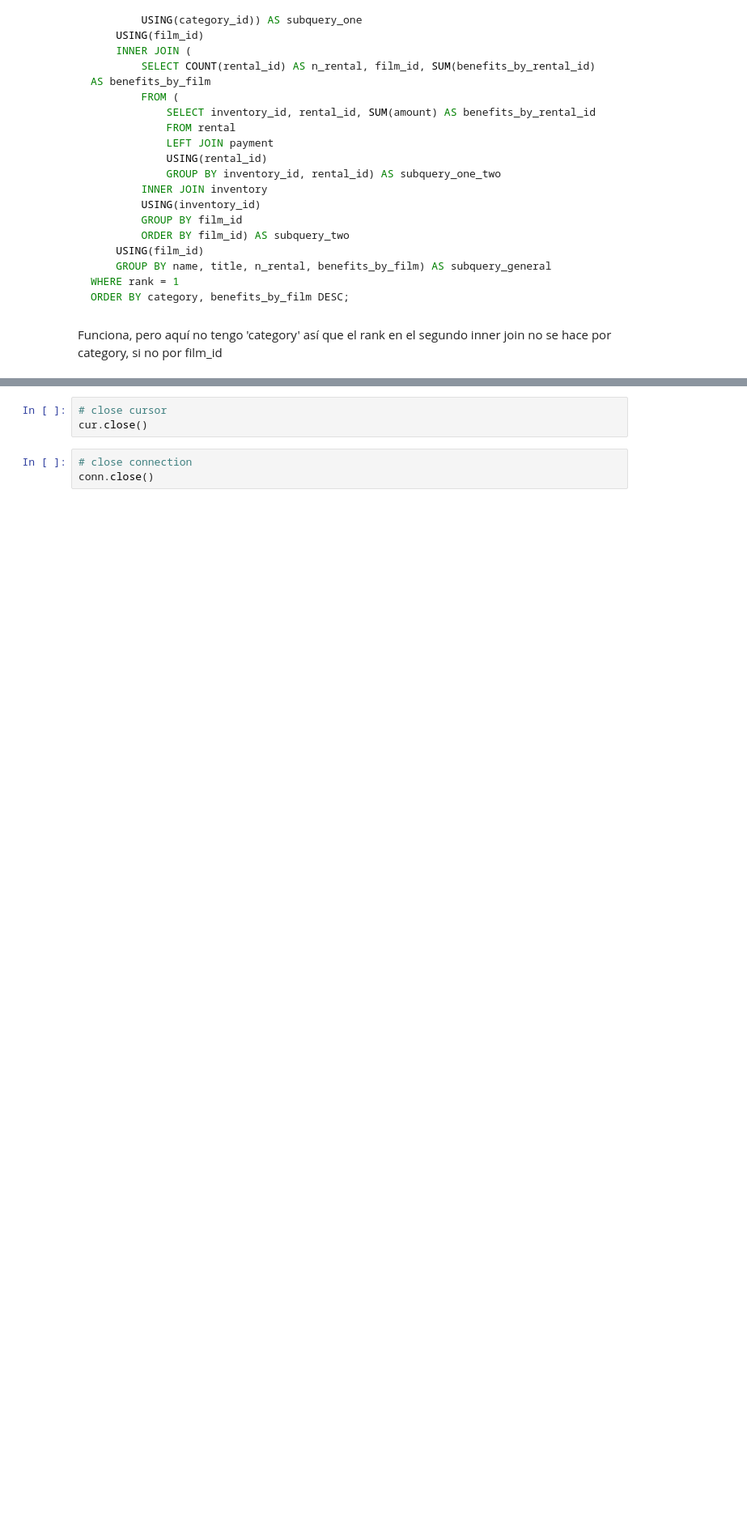
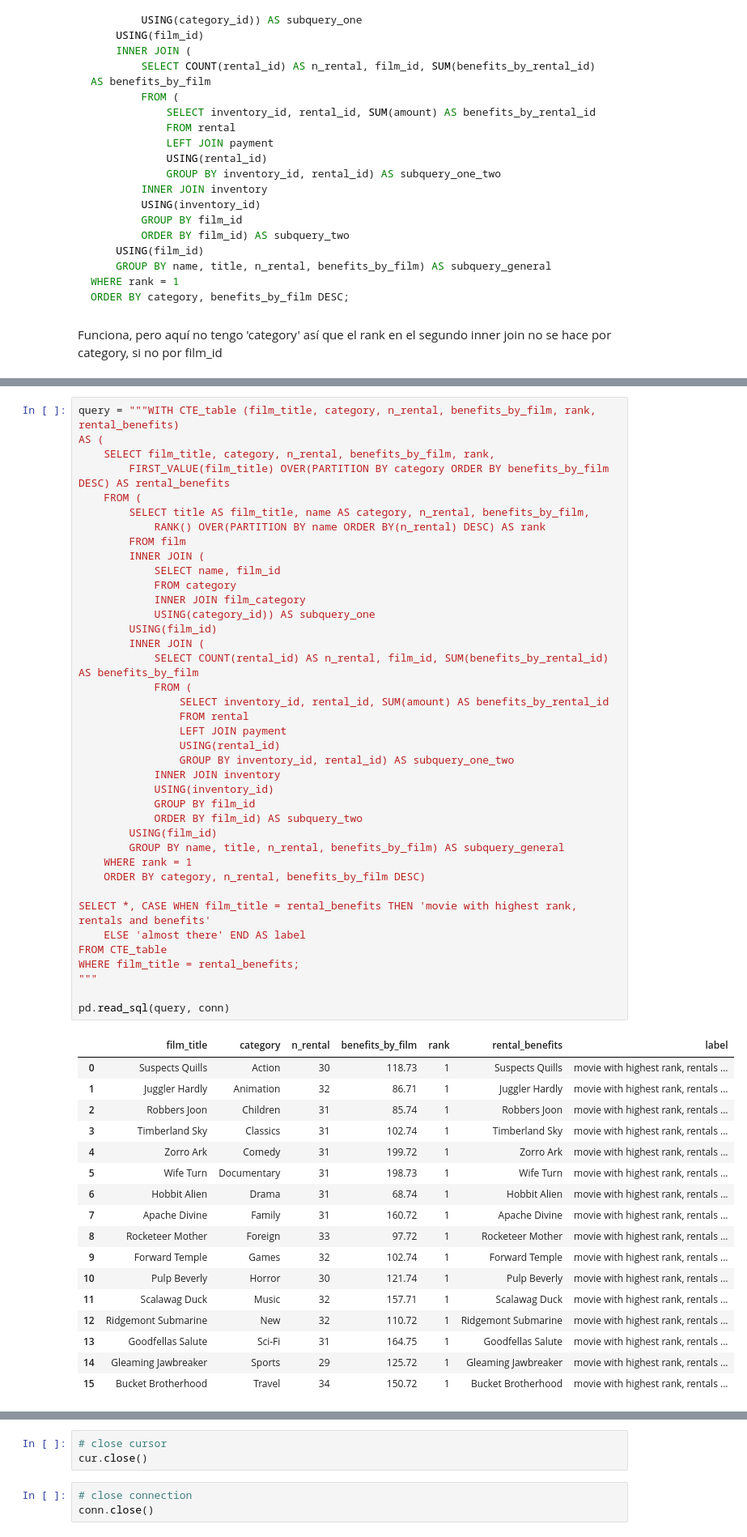
Before and after one commit to sbmoyano/data_science_projects, a Jupyter notebook: flatten_JSON_query_PostgreSQL/import_json_files_API_and_PostgreSQL_connection.ipynb, the cells around one changed output, grey strips where cells are left out. Shown at 81% size. Drawn from its saved outputs; the diff is of its cells as text; blank space fills up the shorter version.

```diff
--- a/flatten_JSON_query_PostgreSQL/import_json_files_API_and_PostgreSQL_connection.ipynb
+++ b/flatten_JSON_query_PostgreSQL/import_json_files_API_and_PostgreSQL_connection.ipynb
@@ -639,0 +837,57 @@ pd.read_sql(query, conn)
+# %%
+query = """WITH CTE_table (film_title, category, n_rental, benefits_by_film, rank, rental_benefits)
+AS (
+    SELECT film_title, category, n_rental, benefits_by_film, rank,
+        FIRST_VALUE(film_title) OVER(PARTITION BY category ORDER BY benefits_by_film DESC) AS rental_benefits
+    FROM (
+        SELECT title AS film_title, name AS category, n_rental, benefits_by_film,
+            RANK() OVER(PARTITION BY name ORDER BY(n_rental) DESC) AS rank
+        FROM film
+        INNER JOIN (
+            SELECT name, film_id
+            FROM category
+            INNER JOIN film_category
+            USING(category_id)) AS subquery_one
+        USING(film_id)
+        INNER JOIN (
+            SELECT COUNT(rental_id) AS n_rental, film_id, SUM(benefits_by_rental_id) AS benefits_by_film
+            FROM (
+                SELECT inventory_id, rental_id, SUM(amount) AS benefits_by_rental_id
+                FROM rental
+                LEFT JOIN payment
+                USING(rental_id)
+                GROUP BY inventory_id, rental_id) AS subquery_one_two
+            INNER JOIN inventory
+            USING(inventory_id)
+            GROUP BY film_id
+            ORDER BY film_id) AS subquery_two
+        USING(film_id)
+        GROUP BY name, title, n_rental, benefits_by_film) AS subquery_general
+    WHERE rank = 1
+    ORDER BY category, n_rental, benefits_by_film DESC)
+
+SELECT *, CASE WHEN film_title = rental_benefits THEN 'movie with highest rank, rentals and benefits'
+    ELSE 'almost there' END AS label
+FROM CTE_table
+WHERE film_title = rental_benefits;
+"""
+
+pd.read_sql(query, conn)
+# %% [output]
+|  | film_title | category | n_rental | benefits_by_film | rank | rental_benefits | label |
+| 0 | Suspects Quills | Action | 30 | 118.73 | 1 | Suspects Quills | movie with highest rank, rentals ... |
+| 1 | Juggler Hardly | Animation | 32 | 86.71 | 1 | Juggler Hardly | movie with highest rank, rentals ... |
+| 2 | Robbers Joon | Children | 31 | 85.74 | 1 | Robbers Joon | movie with highest rank, rentals ... |
+| 3 | Timberland Sky | Classics | 31 | 102.74 | 1 | Timberland Sky | movie with highest rank, rentals ... |
+| 4 | Zorro Ark | Comedy | 31 | 199.72 | 1 | Zorro Ark | movie with highest rank, rentals ... |
+| 5 | Wife Turn | Documentary | 31 | 198.73 | 1 | Wife Turn | movie with highest rank, rentals ... |
+| 6 | Hobbit Alien | Drama | 31 | 68.74 | 1 | Hobbit Alien | movie with highest rank, rentals ... |
+| 7 | Apache Divine | Family | 31 | 160.72 | 1 | Apache Divine | movie with highest rank, rentals ... |
+| 8 | Rocketeer Mother | Foreign | 33 | 97.72 | 1 | Rocketeer Mother | movie with highest rank, rentals ... |
+| 9 | Forward Temple | Games | 32 | 102.74 | 1 | Forward Temple | movie with highest rank, rentals ... |
+| 10 | Pulp Beverly | Horror | 30 | 121.74 | 1 | Pulp Beverly | movie with highest rank, rentals ... |
+| 11 | Scalawag Duck | Music | 32 | 157.71 | 1 | Scalawag Duck | movie with highest rank, rentals ... |
+| 12 | Ridgemont Submarine | New | 32 | 110.72 | 1 | Ridgemont Submarine | movie with highest rank, rentals ... |
+| 13 | Goodfellas Salute | Sci-Fi | 31 | 164.75 | 1 | Goodfellas Salute | movie with highest rank, rentals ... |
+| 14 | Gleaming Jawbreaker | Sports | 29 | 125.72 | 1 | Gleaming Jawbreaker | movie with highest rank, rentals ... |
+| 15 | Bucket Brotherhood | Travel | 34 | 150.72 | 1 | Bucket Brotherhood | movie with highest rank, rentals ... |
```
Also changed, not shown: parts of 16 cells of this notebook.
